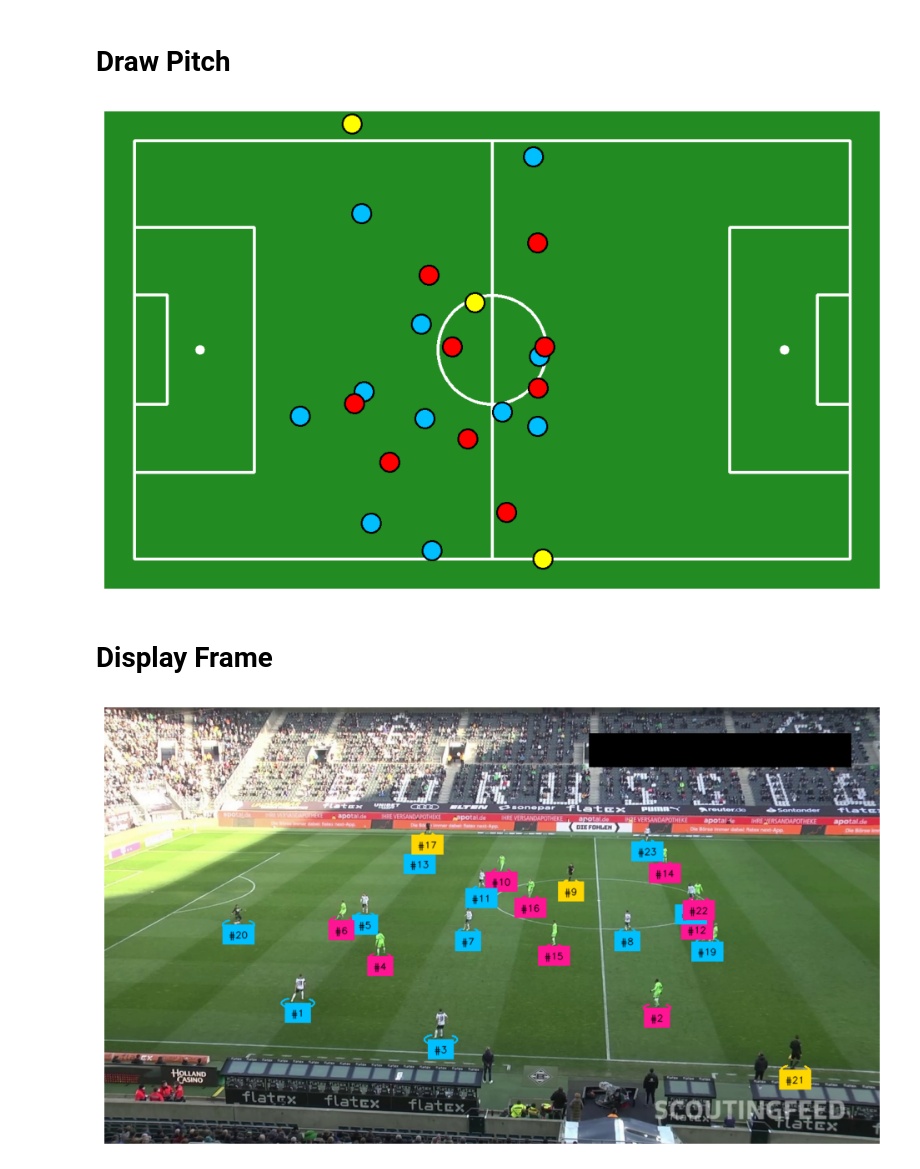
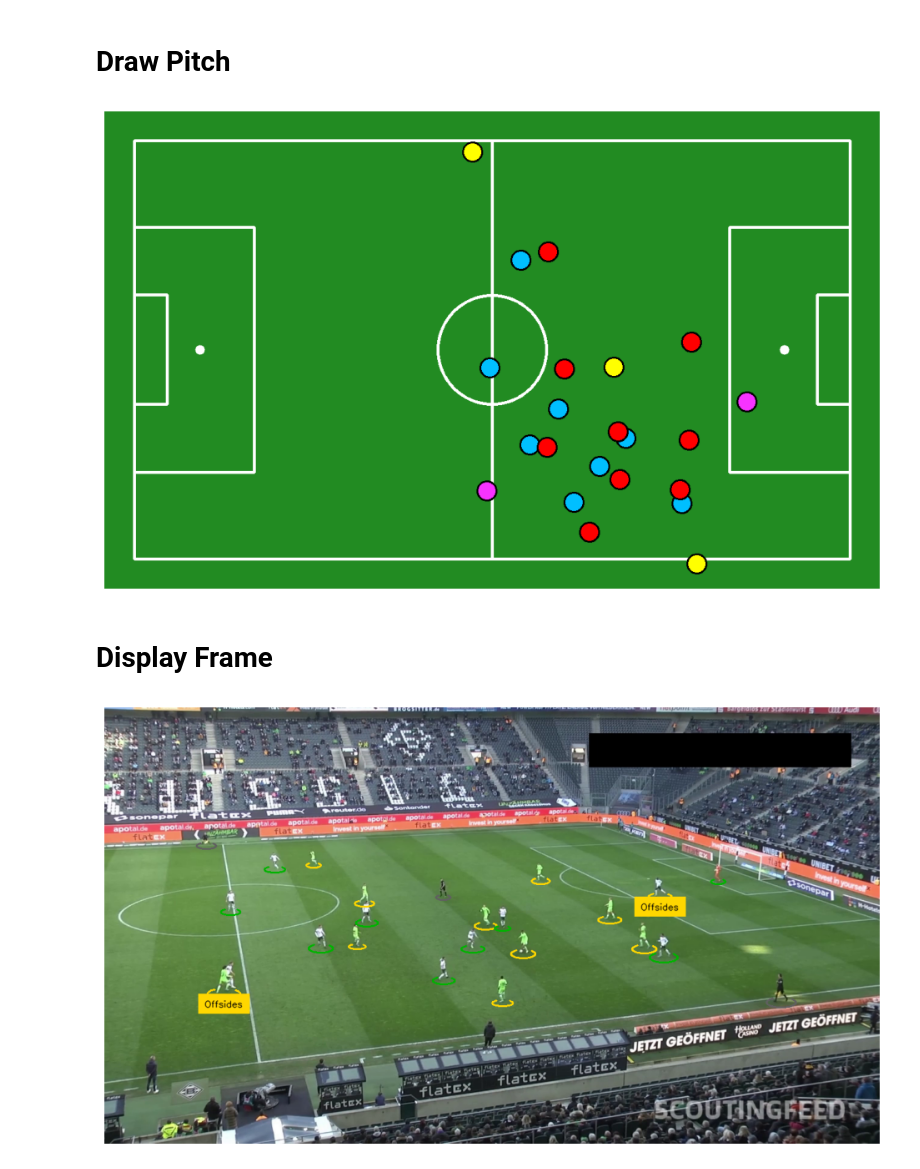
Before and after one commit to JustinDosaj/cv-offside-detection, a Jupyter notebook: notebooks/offsides.ipynb, the cells around one changed output. Drawn from its saved outputs; the diff is of its cells as text; code cells hidden in the pictures.

Commit message:
Updated Code
1.   Changed code to account for both directions
2. Next update needs to better detect and remove goalkeeper from offside detection

```diff
--- a/notebooks/offsides.ipynb
+++ b/notebooks/offsides.ipynb
@@ -48,7 +48,7 @@ from sports.configs.soccer import SoccerPitchConfiguration
 # Setup paths for source & target videos
 # Change to dynamic inputs for cloud deployment
 # SOURCE_VIDEO_PATH = "../videos/08fd33_4.mp4"
-SOURCE_VIDEO_PATH = "../videos/soccer_video_offside_3.mp4"
+SOURCE_VIDEO_PATH = "../videos/soccer_video_offside_2.mp4"
 TARGET_VIDEO_PATH = "08fd33_4_result_1.mp4"
 DEVICE = 'cuda'
 BALL_ID = 0
@@ -92,7 +92,7 @@ UserWarning: Specified provider 'CoreMLExecutionProvider' is not in available pr
 # %%
 # Setup class for displaying Ellipse around players
 ellipse_annotator = sv.EllipseAnnotator(
-    color=sv.ColorPalette.from_hex(['#00BFFF', '#FF1493', '#FFD700']),
+    color=sv.ColorPalette.from_hex(['#00B400', '#FFD700', '#606060']),
     thickness=2
 )
 
@@ -105,7 +105,7 @@ triangle_annotator = sv.TriangleAnnotator(
 
 # Setup class for labeling box annotations
 label_annotator = sv.LabelAnnotator(
-    color=sv.ColorPalette.from_hex(['#00BFFF', '#FF1493', '#FFD700']),
+    color=sv.ColorPalette.from_hex(['#00B400', '#FFD700', '#606060']),
     text_color=sv.Color.from_hex('#000000'),
     text_position=sv.Position.BOTTOM_CENTER,
 )
@@ -516,34 +531,38 @@ pitch = draw_points_on_pitch(
 
 sv.plot_image(pitch)
 # %% [output]
-[figure, old version]
+[figure, new version]
 # %% [markdown]
 # Display Frame
 # %%
 # Redefine all_detections to merge players and goalkeepers
 all_detections = sv.Detections.merge([players_detections, goalkeepers_detections, referee_detections])
 
 # Ensure class_id values are integers
 all_detections.class_id = np.array(all_detections.class_id, dtype=int)
 
+# Seperate offside players
+offsides_detections = all_detections[all_detections.class_id == OFFSIDE_ID]
+
 # Update tracker label
 # Add id to each object being tracked
-labels = [
-    "Offsides" if class_id == 4 else f"#{tracker_id}"
-    for tracker_id, class_id in zip(all_detections.tracker_id, all_detections.class_id)
-]
+# labels = [
+#     "Offsides" if class_id == 4 else ""
+#     for tracker_id, class_id in zip(all_detections.tracker_id, all_detections.class_id)
+# ]
+
+# Create labels only for offsides detections
+labels = ["Offsides" for _ in offsides_detections.tracker_id]
 
 # Set annotated frame to current frame
 # Add ellipise & label annotator to all detections (contains players & goalkeepers)
 # Add triangle annotator to ball detections
 annotated_frame = frame.copy()
 annotated_frame = ellipse_annotator.annotate(annotated_frame, all_detections)
-annotated_frame = label_annotator.annotate(annotated_frame, all_detections, labels=labels)
+annotated_frame = label_annotator.annotate(annotated_frame, offsides_detections, labels=labels)
 annotated_frame = triangle_annotator.annotate(annotated_frame, ball_detections)
 
 # Plot single frame image for testing results
 sv.plot_image(annotated_frame)
-
-## FIX THE COLOR OF THE OFFSIDE ANNOTATION
 # %% [output]
-[figure, old version]
+[figure, new version]
```
Also changed, not shown: parts of 4 cells of this notebook, 3 other files.
